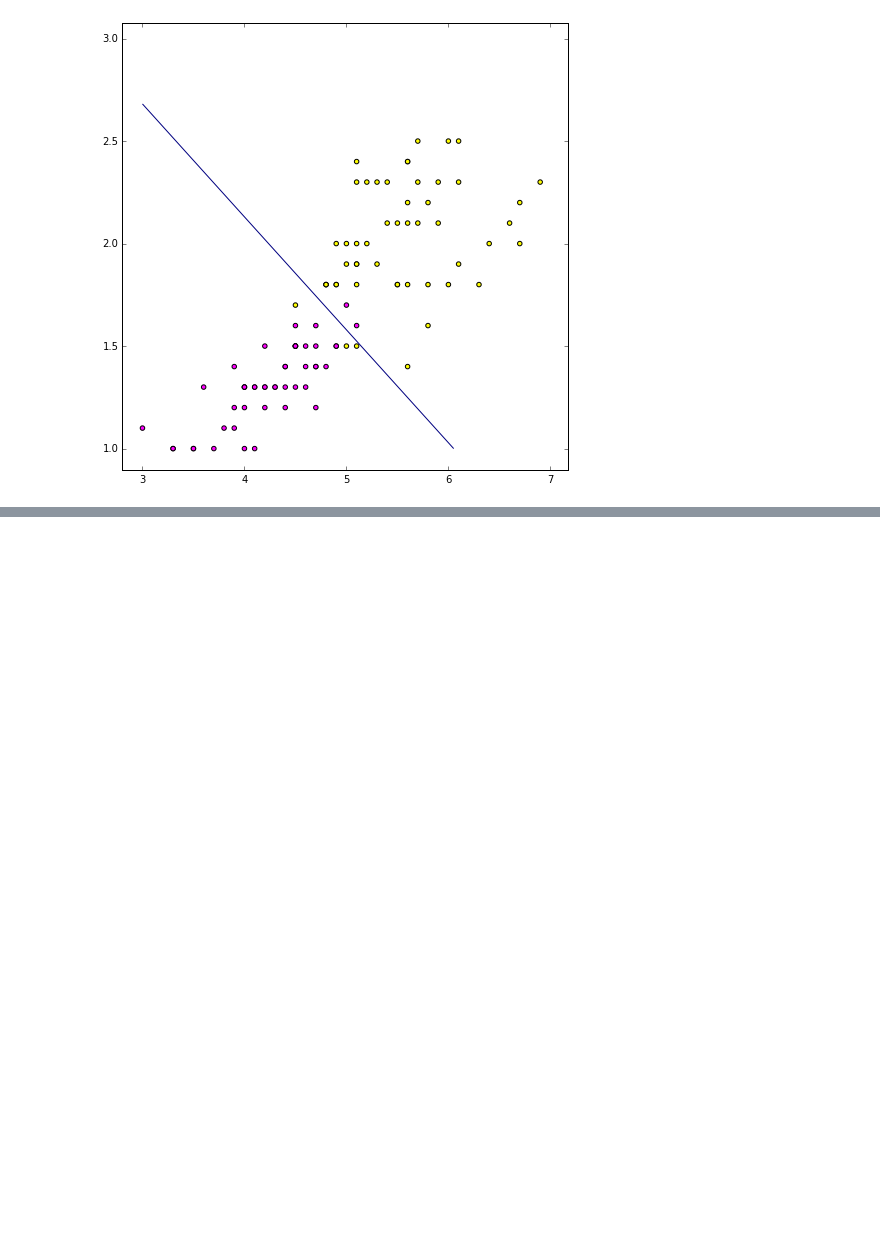
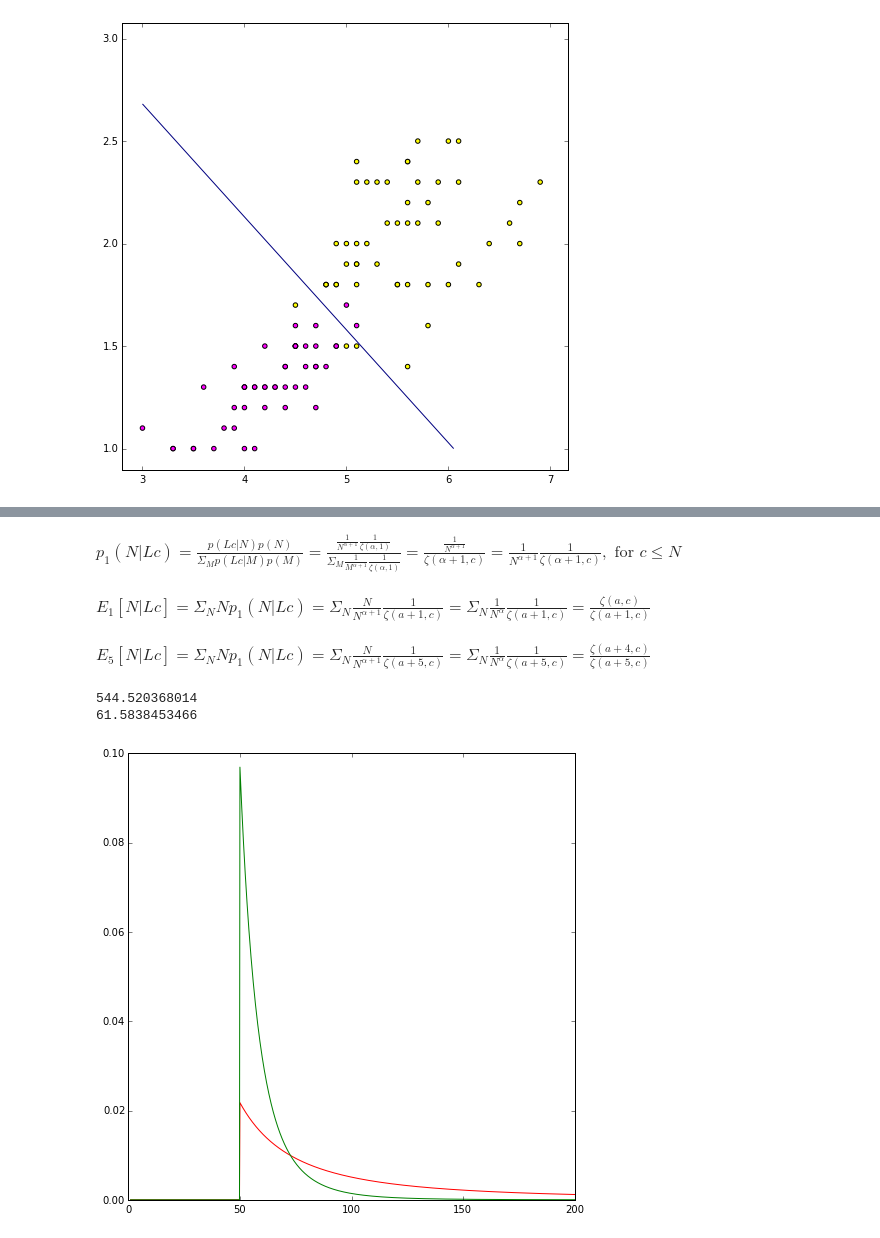
Before and after one commit to ciechowoj/nn_assignments, a Jupyter notebook: assignment2/starter_code.ipynb, the cells around one changed output, grey strips where cells are left out. Cells and saved outputs as stored; diff of their text form; code cells hidden in the pictures; blank space fills up the shorter version.

```diff
--- a/assignment2/starter_code.ipynb
+++ b/assignment2/starter_code.ipynb
@@ -522,0 +534,43 @@ CS = plt.contour(X, Y, Z, [0.5])
+# %% [markdown]
+$p_1(N|Lc)
+= \frac{p(Lc|N)p(N)}{\Sigma_{M} p(Lc|M)p(M) }
+= \frac{\frac{1}{N^{\alpha + 1}}\frac{1}{\zeta(\alpha, 1)}}{\Sigma_M  \frac{1}{M^{\alpha + 1}}\frac{1}{\zeta(\alpha, 1)}}
+= \frac{\frac{1}{N^{\alpha + 1}}}{\zeta(\alpha + 1, c)}
+= {\frac{1}{N^{\alpha + 1}}}\frac{1}{\zeta(\alpha + 1, c)}, \mbox{ for } c \le N$
+# %% [markdown]
+
+
+$E_1[N|Lc]
+= \Sigma_N N p_1(N|Lc)
+= \Sigma_N \frac{N}{N^{\alpha + 1}}\frac{1}{\zeta(a + 1, c)}
+= \Sigma_N \frac{1}{N^{\alpha}}\frac{1}{\zeta(a + 1, c)}
+= \frac{\zeta(a, c)}{\zeta(a + 1, c)}$
+# %% [markdown]
+
+
+$E_5[N|Lc]
+= \Sigma_N N p_1(N|Lc)
+= \Sigma_N \frac{N}{N^{\alpha + 1}}\frac{1}{\zeta(a + 5, c)}
+= \Sigma_N \frac{1}{N^{\alpha}}\frac{1}{\zeta(a + 5, c)}
+= \frac{\zeta(a + 4, c)}{\zeta(a + 5, c)}$
+# %%
+alpha = 1.1
+
+def powlaw(x, alpha, c, n):
+    return 0 if x < c else 1 / (x ** (alpha + n) * scipy.special.zeta(alpha + n, c))
+
+def p1(x):
+    return powlaw(x, alpha, 50.0, 1.0)
+
+def p5(x):
+    return powlaw(x, alpha, 50.0, 5.0)
+
+print(scipy.special.zeta(alpha, 50) / scipy.special.zeta(alpha + 1, 50))
+print(scipy.special.zeta(alpha + 4, 50) / scipy.special.zeta(alpha + 5, 50))
+
+plot_fun(p1, 1, 200, 'r')
+plot_fun(p5, 1, 200, 'g')
+# %% [output]
+544.520368014
+61.5838453466
+[figure, added]
```
Also changed, not shown: parts of 1 cell of this notebook.
